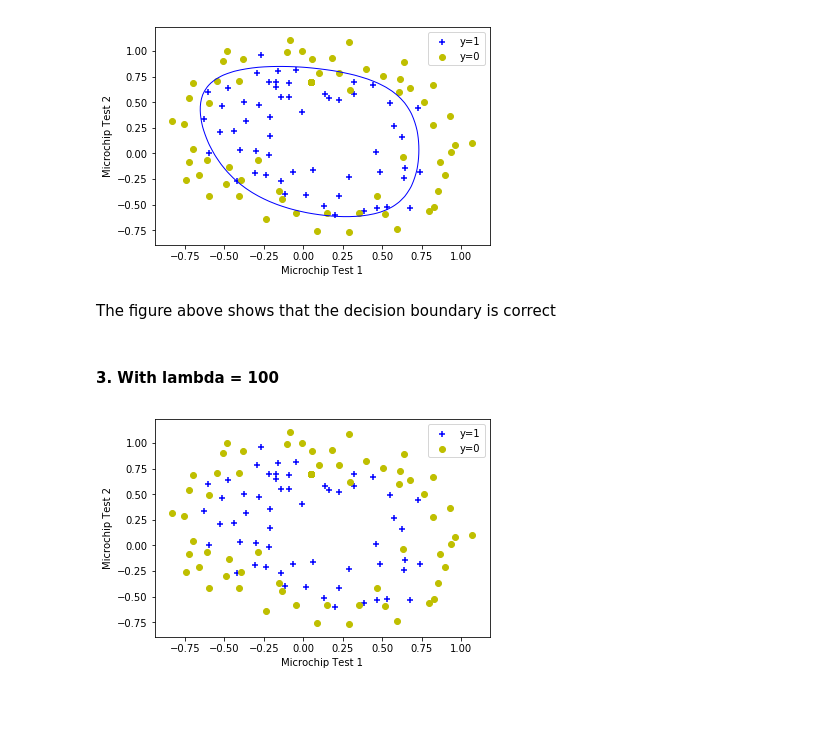
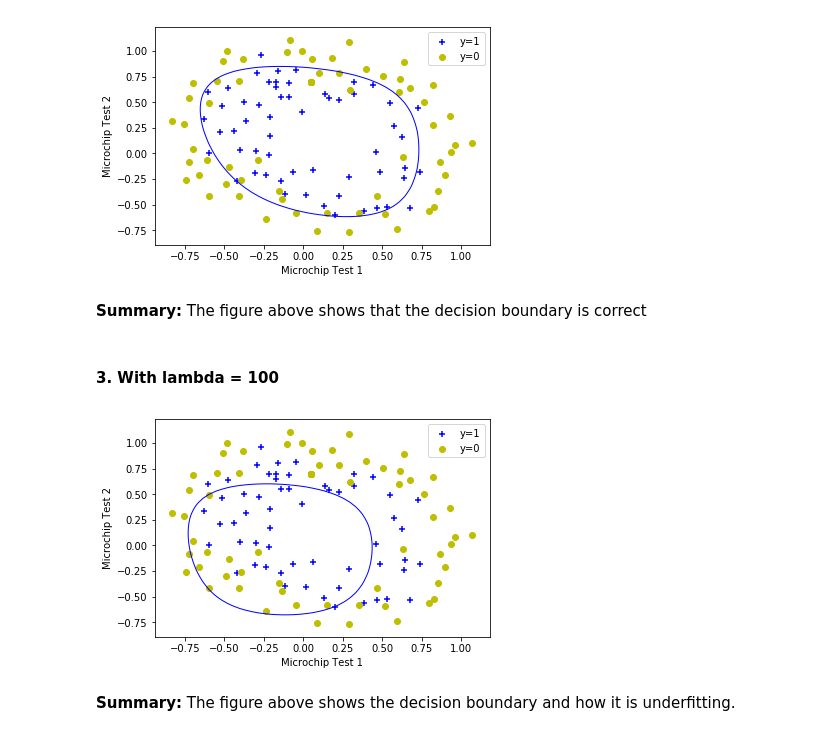
Before and after one commit to gsam1/py-ml-stanford, a Jupyter notebook: ml-ex2/Machine Learning Coursera Exercise 2 Logistic Regression.ipynb, the cells around one changed output. Saved outputs shown, nothing was run; the diff lists cells and outputs as text; code cells hidden in the pictures; blank space fills up the shorter version.

```diff
--- a/ml-ex2/Machine Learning Coursera Exercise 2 Logistic Regression.ipynb
+++ b/ml-ex2/Machine Learning Coursera Exercise 2 Logistic Regression.ipynb
@@ -261,20 +267,22 @@ plt.show()
 # %% [output]
 [figure]
 # %% [markdown]
-The figure above shows that the decision boundary is correct
+**Summary:** The figure above shows that the decision boundary is correct
 # %% [markdown]
 #### 3. With lambda = 100
 # %%
 plot_data(x2, y2, 'Microchip Test 1', 'Microchip Test 2', 'y=1', 'y=0')
 
-opt_reg_z = minimize(cost_fun_reg, initial_theta, args=(xmp,y2,100), method=None, jac=grad_reg, options = {'maxiter':3000})
+opt_reg_z = minimize(cost_fun_reg, initial_theta, args=(xmp,y2,100), method=None, options = {'maxiter':3000})
 
 x1_min, x1_max = xmp[:,1].min(), xmp[:,1].max(),
 x2_min, x2_max = xmp[:,2].min(), xmp[:,2].max(),
 xx1, xx2 = np.meshgrid(np.linspace(x1_min, x1_max), np.linspace(x2_min, x2_max))
 h = sigmoid(poly.fit_transform(np.c_[xx1.ravel(), xx2.ravel()]).dot(opt_reg_z.x))
 h = h.reshape(xx1.shape)
 plt.contour(xx1, xx2, h, [0.5], linewidths=1, colors='b')
 plt.show()
 # %% [output]
-[figure, old version]
+[figure, new version]
+# %% [markdown]
+**Summary:** The figure above shows the decision boundary and how it is underfitting.
```
Also changed, not shown: parts of 4 cells of this notebook.
